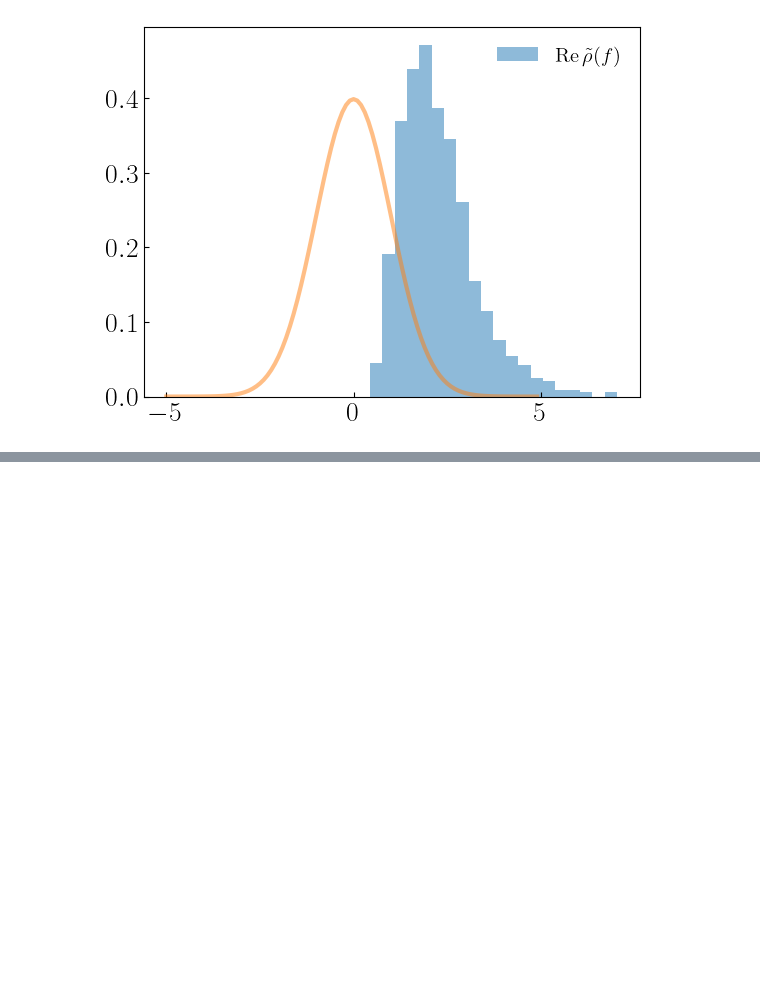
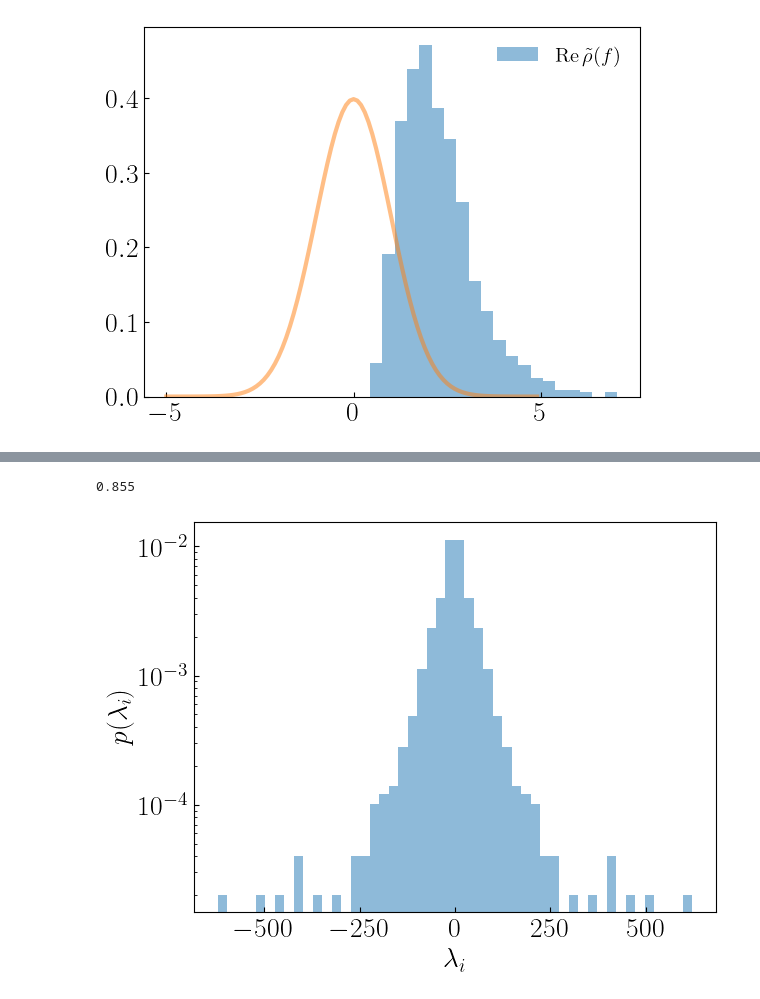
Before and after one commit to hjkim0620/ULDM_PTA_Likelihood, a Jupyter notebook: ULDM_PTA_Likelihood.ipynb, the cells around one changed output, grey strips where cells are left out. Cells and saved outputs as stored; diff of their text form; code cells hidden in the pictures; blank space fills up the shorter version.

```diff
--- a/ULDM_PTA_Likelihood.ipynb
+++ b/ULDM_PTA_Likelihood.ipynb
@@ -415,0 +354,31 @@ plt.legend()
+# %%
+w = np.linspace(0.1, 5, 20)
+m = np.linspace(-0.99,0.99, 10)
+p = np.linspace(0, 2*np.pi, 10)
+
+W, M, P = np.meshgrid(w, m, p, indexing='ij')
+# %%
+w, m, p = W.flatten(), M.flatten(), P.flatten()
+# %%
+ker = kernel(w,m,p)
+# %%
+eigs = np.real(np.linalg.eig(ker)[0])
+# eigs = eigs[np.abs(eigs)>1e-1]
+# %%
+len(eigs[np.abs(eigs)>1e-1])/ len(eigs)
+# %% [output]
+0.855
+# %%
+plt.hist(eigs,
+         bins=50,
+         alpha=0.5,
+         density=True);
+
+plt.yscale('log')
+plt.xlabel(r'$\lambda_i$')
+plt.ylabel(r'$p(\lambda_i)$')
+
+plt.tight_layout()
+plt.savefig('./figs/eig_dist.pdf')
+# %% [output]
+[figure, added]
```
Also changed, not shown: parts of 26 cells of this notebook, 8 other files.
